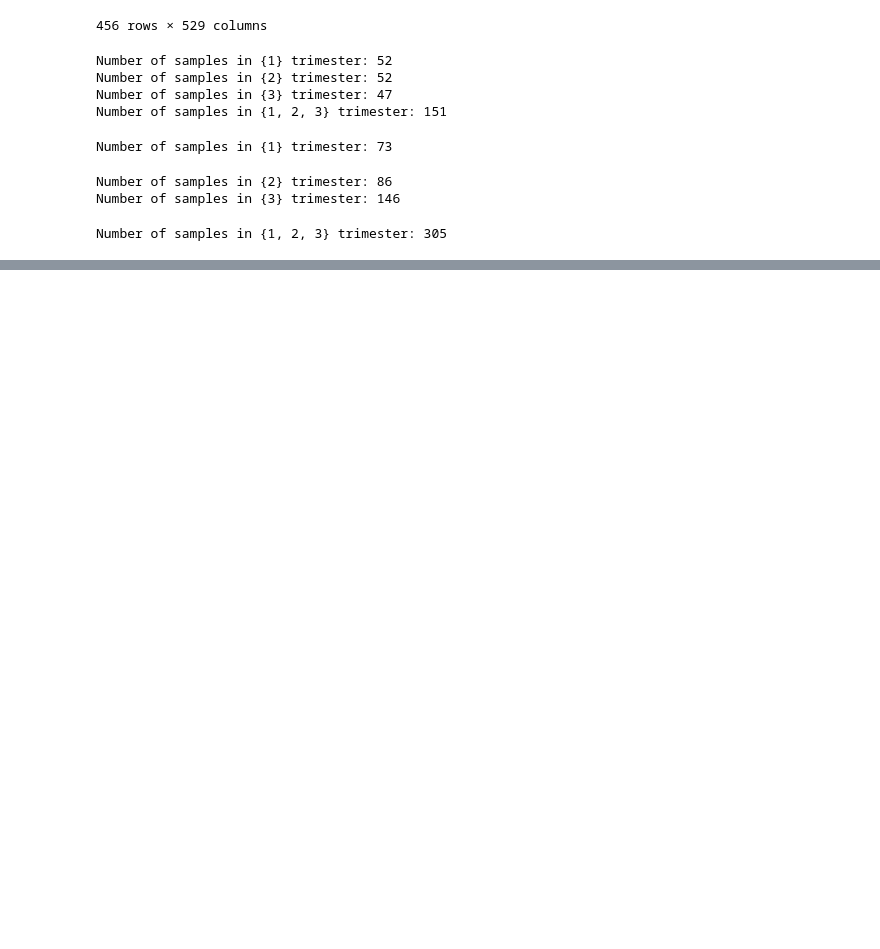
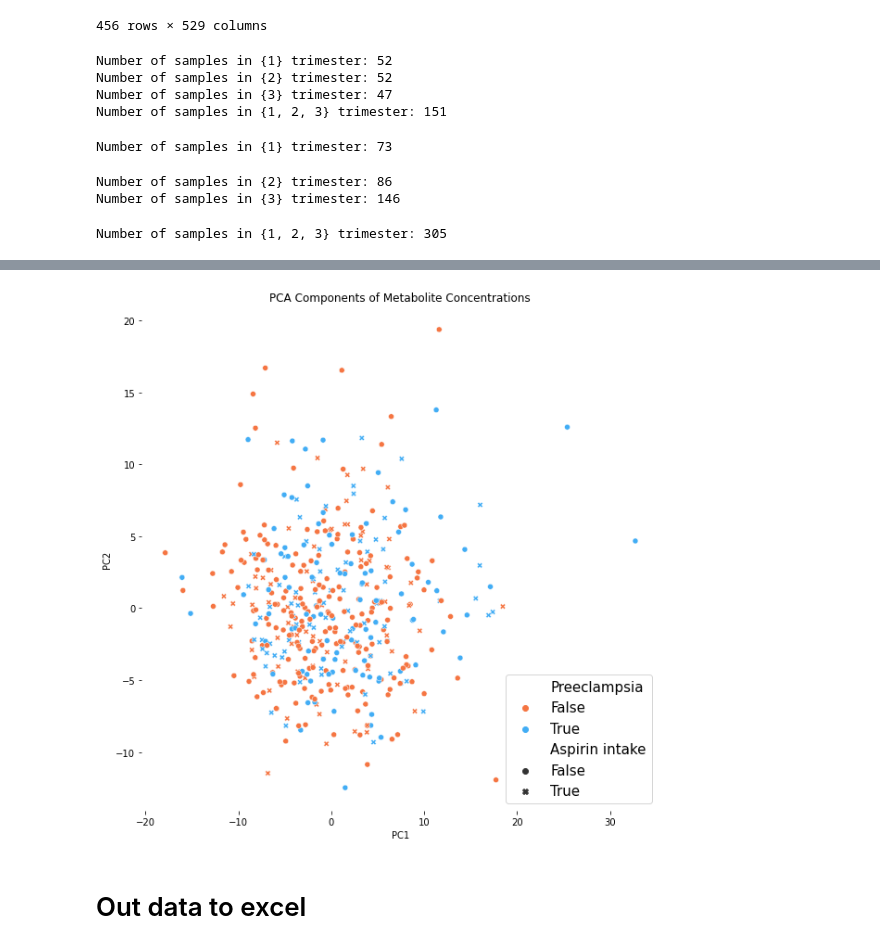
Before and after one commit to vladimirkovacevic/CUHK-Metabolomics-analysis, a Jupyter notebook: notebooks/ai.ipynb, the cells around one changed output, grey strips where cells are left out. Cells and saved outputs as stored; diff of their text form; code cells hidden in the pictures; blank space fills up the shorter version.

```diff
--- a/notebooks/ai.ipynb
+++ b/notebooks/ai.ipynb
@@ -150,12 +155,12 @@ met_df_corr_filt.shape
 # %%
 # Read again metabolite names now with Chemical name
-met_names_df = pd.read_excel('../data/BAYL-04-22MD+ Data Tables Updated.xlsx', sheet_name='Chemical Annotation')
-met_names_df = met_names_df.loc[:, ['CHEMICAL_NAME', 'CHEM_ID']]
-met_names_dict = {x[0]: x[1] for x in met_names_df.values}
-met_names_dict['pe'] = 'pe'
-met_names_df.set_index('CHEMICAL_NAME', inplace=True)
-met_names_df.head()
+# met_names_df = pd.read_excel('../data/BAYL-04-22MD+ Data Tables Updated.xlsx', sheet_name='Chemical Annotation')
+# met_names_df = met_names_df.loc[:, ['CHEMICAL_NAME', 'CHEM_ID']]
+# met_names_dict = {x[0]: x[1] for x in met_names_df.values}
+# met_names_dict['pe'] = 'pe'
+# met_names_df.set_index('CHEMICAL_NAME', inplace=True)
+# met_names_df.head()
 
 
-met_df_corr_filt.columns = [met_names_dict[x] for x in met_df_corr_filt.columns]
-met_df_corr_filt
+# met_df_corr_filt.columns = [met_names_dict[x] for x in met_df_corr_filt.columns]
+# met_df_corr_filt
@@ -496,0 +532,4 @@ Number of samples in {1, 2, 3} trimester: 305
+# %%
+df_metabolites_pca = met_df_corr_filt.copy()
+df_metabolites_pca = df_metabolites_pca.drop(columns=['pe'])
+df_metabolites_pca
@@ -496,0 +550,27 @@ Number of samples in {1, 2, 3} trimester: 305
+# %%
+from sklearn.decomposition import PCA
+
+# Perform PCA
+pca = PCA(n_components=2)
+pca_result = pca.fit_transform(df_metabolites_pca)
+
+# Convert PCA result to a DataFrame
+pca_df = pd.DataFrame(data=pca_result, columns=['PC1', 'PC2'])
+pca_df['Preeclampsia'] = clin_filt_df['pe'].astype(int).apply(lambda x: False if x==0 else True).values
+pca_df['Aspirin intake'] = clin_filt_df['ASA'].values
+
+# Plot the PCA result
+plt.figure(figsize=(10, 10))
+
+# Scatter plot with different colors based on 'pe' column
+ax = sns.scatterplot(data=pca_df, x='PC1', y='PC2', hue='Preeclampsia', style='Aspirin intake', palette=['#f57542', '#42adf5'])
+plt.title('PCA Components of Metabolite Concentrations')
+plt.legend(prop={'size': 15})
+# plt.grid(True)
+plt.box(False)
+plt.savefig('PCA.png', dpi=300)
+plt.show()
+# %% [output]
+[figure, added]
+# %% [markdown]
+# Out data to excel
```
Also changed, not shown: parts of 13 cells of this notebook, 2 other files.
